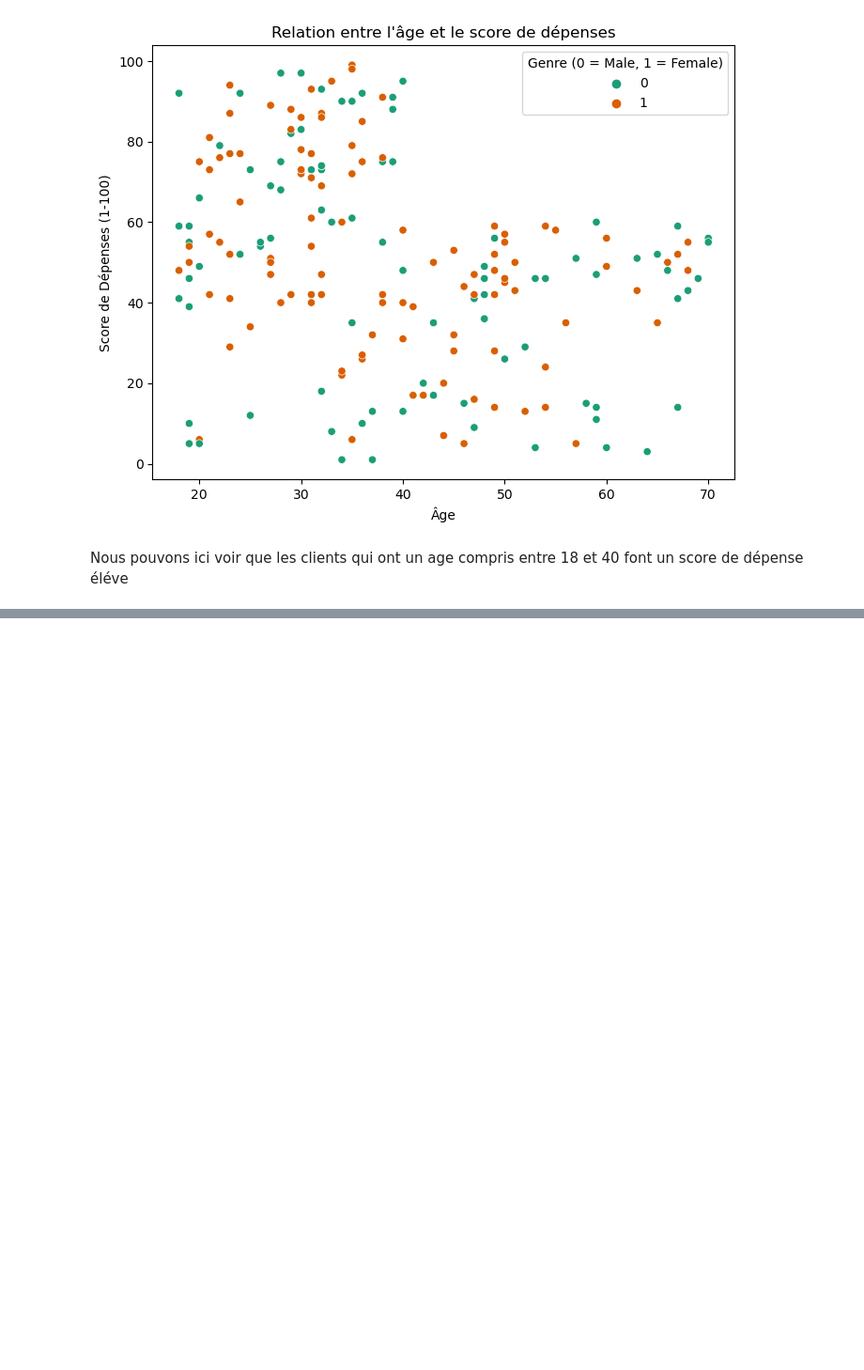
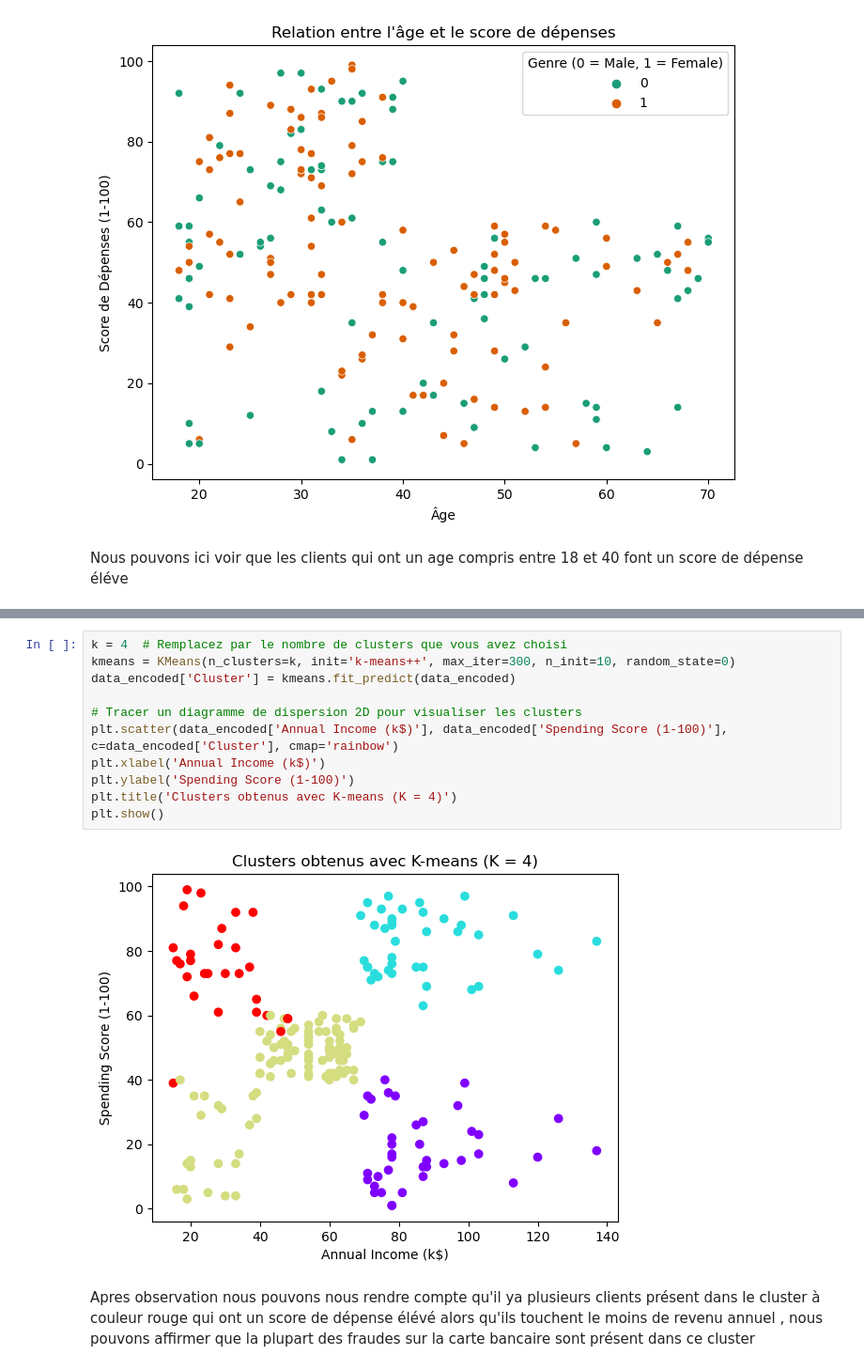
Before and after one commit to Makima225/D-tection_Fraude_Carte_Bancaire, a Jupyter notebook: projets.ipynb, the cells around one changed output, grey strips where cells are left out. Shown at 94% size. Cells and saved outputs as stored; diff of their text form; blank space fills up the shorter version.

```diff
--- a/projets.ipynb
+++ b/projets.ipynb
@@ -208,0 +307,15 @@ plt.show()
+# %%
+k = 4  # Remplacez par le nombre de clusters que vous avez choisi
+kmeans = KMeans(n_clusters=k, init='k-means++', max_iter=300, n_init=10, random_state=0)
+data_encoded['Cluster'] = kmeans.fit_predict(data_encoded)
+
+# Tracer un diagramme de dispersion 2D pour visualiser les clusters
+plt.scatter(data_encoded['Annual Income (k$)'], data_encoded['Spending Score (1-100)'], c=data_encoded['Cluster'], cmap='rainbow')
+plt.xlabel('Annual Income (k$)')
+plt.ylabel('Spending Score (1-100)')
+plt.title('Clusters obtenus avec K-means (K = 4)')
+plt.show()
+# %% [output]
+[figure, added]
+# %% [markdown]
+Apres observation nous pouvons nous rendre compte qu'il ya plusieurs clients présent dans le cluster à couleur rouge qui ont un score de dépense élévé alors qu'ils touchent le moins de revenu annuel , nous pouvons affirmer que la plupart des fraudes sur la carte bancaire sont présent dans ce cluster
```
Also changed, not shown: parts of 12 cells of this notebook.
